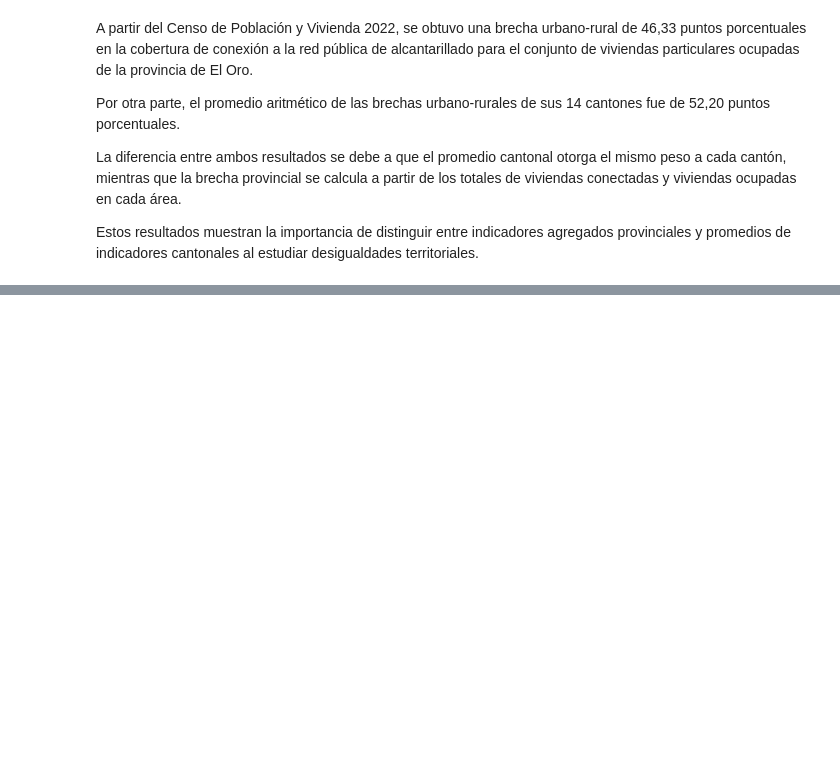
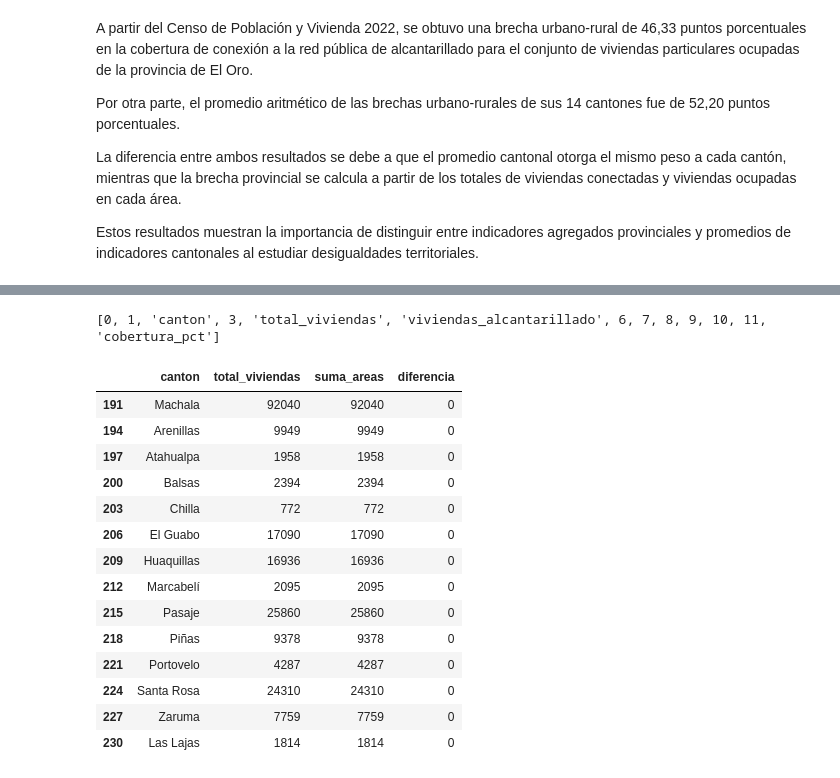
Before and after one commit to Cici160401/ecuador-desigual, a Jupyter notebook: notebooks/ecuador_desigual_01.ipynb, the cells around one changed output, grey strips where cells are left out. Cells and saved outputs as stored; diff of their text form; code cells hidden in the pictures; blank space fills up the shorter version.

```diff
--- a/notebooks/ecuador_desigual_01.ipynb
+++ b/notebooks/ecuador_desigual_01.ipynb
@@ -329,0 +334,4 @@ Estos resultados muestran la importancia de distinguir entre indicadores agregad
+# %%
+df_validacion = df_areas.groupby("canton")["total_viviendas"].sum()
+
+df_validacion
@@ -329,0 +355,35 @@ Estos resultados muestran la importancia de distinguir entre indicadores agregad
+# %%
+print(df_cantones.columns.tolist())
+# %% [output]
+[0, 1, 'canton', 3, 'total_viviendas', 'viviendas_alcantarillado', 6, 7, 8, 9, 10, 11, 'cobertura_pct']
+# %%
+df_comprobacion = df_cantones[
+    ["canton", "total_viviendas"]
+].copy()
+
+df_comprobacion["suma_areas"] = (
+    df_comprobacion["canton"].map(df_validacion)
+)
+
+df_comprobacion["diferencia"] = (
+    df_comprobacion["total_viviendas"]
+    - df_comprobacion["suma_areas"]
+)
+
+df_comprobacion
+# %% [output]
+|  | canton | total_viviendas | suma_areas | diferencia |
+| 191 | Machala | 92040 | 92040 | 0 |
+| 194 | Arenillas | 9949 | 9949 | 0 |
+| 197 | Atahualpa | 1958 | 1958 | 0 |
+| 200 | Balsas | 2394 | 2394 | 0 |
+| 203 | Chilla | 772 | 772 | 0 |
+| 206 | El Guabo | 17090 | 17090 | 0 |
+| 209 | Huaquillas | 16936 | 16936 | 0 |
+| 212 | Marcabelí | 2095 | 2095 | 0 |
+| 215 | Pasaje | 25860 | 25860 | 0 |
+| 218 | Piñas | 9378 | 9378 | 0 |
+| 221 | Portovelo | 4287 | 4287 | 0 |
+| 224 | Santa Rosa | 24310 | 24310 | 0 |
+| 227 | Zaruma | 7759 | 7759 | 0 |
+| 230 | Las Lajas | 1814 | 1814 | 0 |
```
Also changed, not shown: parts of 4 cells of this notebook, 1 other file.
